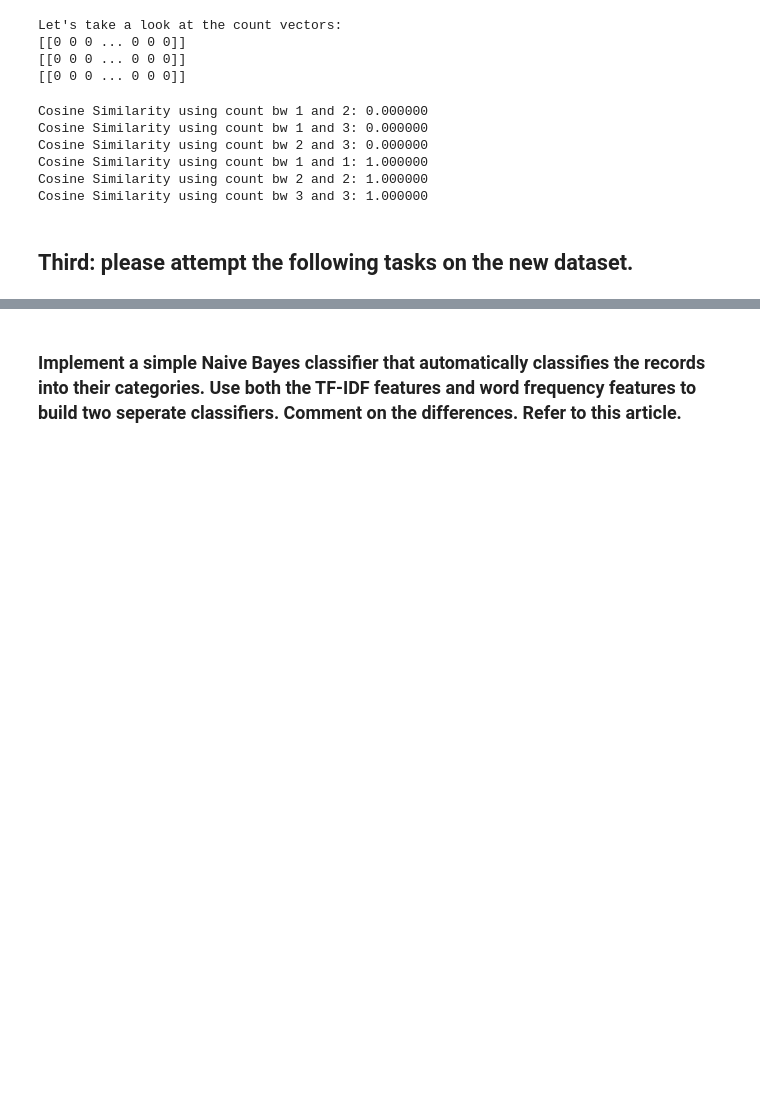
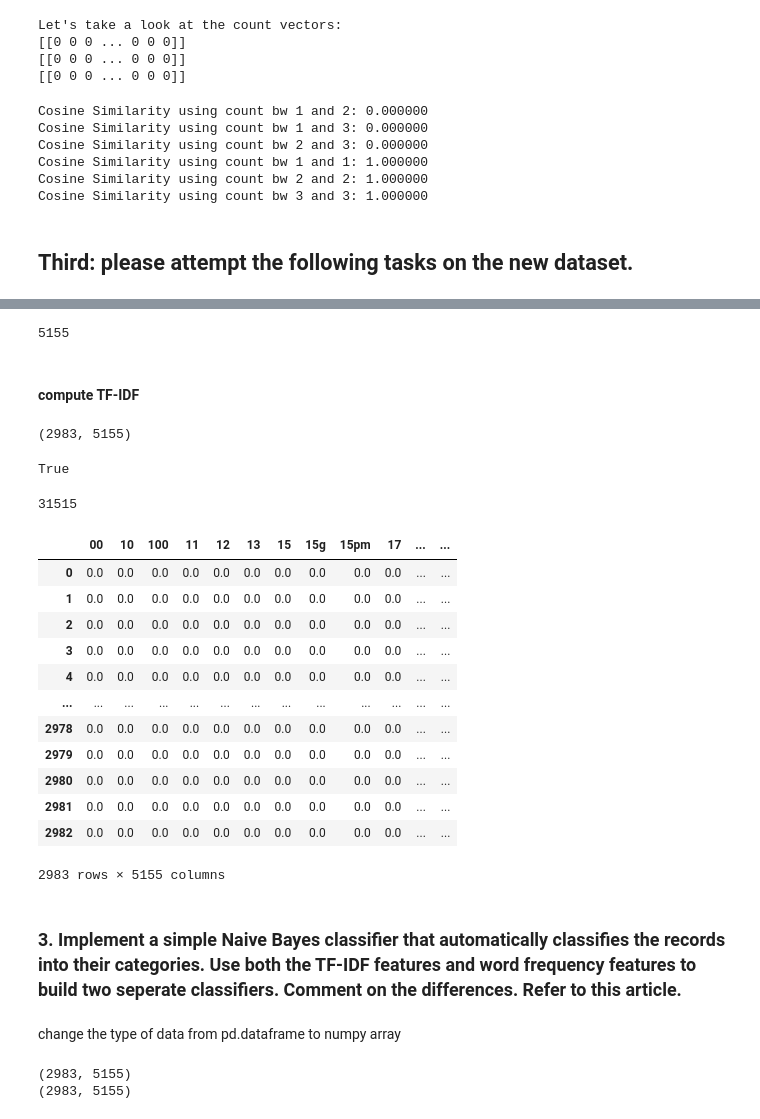
Before and after one commit to Hsu0623/DM2022-Lab1-Homework, a Jupyter notebook: DM2022-Lab1-Homework.ipynb, the cells around one changed output, grey strips where cells are left out. Cells and saved outputs as stored; diff of their text form; code cells hidden in the pictures; blank space fills up the shorter version.

```diff
--- a/DM2022-Lab1-Homework.ipynb
+++ b/DM2022-Lab1-Homework.ipynb
@@ -614,0 +665,11 @@ Cosine Similarity using count bw 3 and 3: 1.000000
+# %%
+def computeTF(terms_count):
+    numTerms_perDoc = np.sum(terms_count,axis=1).reshape((terms_count.shape[0],1))
+    TFarr = terms_count / numTerms_perDoc
+    return(TFarr)
+# %%
+def computeTF_IDF(terms_count):
+    TF = computeTF(terms_count)
+    IDF = computeIDF(terms_count)
+    TF_TDFarr = TFarr * IDFarr
+    return TF_TDFarr
@@ -615,2 +678,44 @@ Cosine Similarity using count bw 3 and 3: 1.000000
+# %%
+terms = count_vect.get_feature_names_out()
+len(terms)
+# %% [output]
+5155
+# %% [markdown]
+#### compute TF-IDF
+# %%
+# change df_counts to array
+terms_count = df_counts.toarray()
+TF_IDFarr = computeTF_IDF(terms_count)
+# %%
+TF_IDFarr.shape
+# %% [output]
+(2983, 5155)
+# %%
+# check whethere the number of terms counts is the same
+np.sum(terms_count!=0) == np.sum(TFarr!= 0.) == np.sum(TF_IDFarr!= 0.)
+# %% [output]
+True
+# %%
+# check how many number of TF_TDFarr is nonzero
+np.sum(TF_IDFarr != 0.)
+# %% [output]
+31515
+# %%
+TF_IDFdf = pd.DataFrame(TF_IDFarr, columns=terms)
+TF_IDFdf
+# %% [output]
+|  | 00 | 10 | 100 | 11 | 12 | 13 | 15 | 15g | 15pm | 17 | ... | ... |
+| 0 | 0.0 | 0.0 | 0.0 | 0.0 | 0.0 | 0.0 | 0.0 | 0.0 | 0.0 | 0.0 | ... | ... |
+| 1 | 0.0 | 0.0 | 0.0 | 0.0 | 0.0 | 0.0 | 0.0 | 0.0 | 0.0 | 0.0 | ... | ... |
+| 2 | 0.0 | 0.0 | 0.0 | 0.0 | 0.0 | 0.0 | 0.0 | 0.0 | 0.0 | 0.0 | ... | ... |
+| 3 | 0.0 | 0.0 | 0.0 | 0.0 | 0.0 | 0.0 | 0.0 | 0.0 | 0.0 | 0.0 | ... | ... |
+| 4 | 0.0 | 0.0 | 0.0 | 0.0 | 0.0 | 0.0 | 0.0 | 0.0 | 0.0 | 0.0 | ... | ... |
+| ... | ... | ... | ... | ... | ... | ... | ... | ... | ... | ... | ... | ... |
+| 2978 | 0.0 | 0.0 | 0.0 | 0.0 | 0.0 | 0.0 | 0.0 | 0.0 | 0.0 | 0.0 | ... | ... |
+| 2979 | 0.0 | 0.0 | 0.0 | 0.0 | 0.0 | 0.0 | 0.0 | 0.0 | 0.0 | 0.0 | ... | ... |
+| 2980 | 0.0 | 0.0 | 0.0 | 0.0 | 0.0 | 0.0 | 0.0 | 0.0 | 0.0 | 0.0 | ... | ... |
+| 2981 | 0.0 | 0.0 | 0.0 | 0.0 | 0.0 | 0.0 | 0.0 | 0.0 | 0.0 | 0.0 | ... | ... |
+| 2982 | 0.0 | 0.0 | 0.0 | 0.0 | 0.0 | 0.0 | 0.0 | 0.0 | 0.0 | 0.0 | ... | ... |
+2983 rows × 5155 columns
 # %% [markdown]
-### Implement a simple Naive Bayes classifier that automatically classifies the records into their categories. Use both the TF-IDF features and word frequency features to build two seperate classifiers. Comment on the differences. Refer to this article.
+### 3. Implement a simple Naive Bayes classifier that automatically classifies the records into their categories. Use both the TF-IDF features and word frequency features to build two seperate classifiers. Comment on the differences. Refer to this article.
@@ -616,0 +724,2 @@ Cosine Similarity using count bw 3 and 3: 1.000000
+# %% [markdown]
+change the type of data from pd.dataframe to numpy array
@@ -616,0 +729,6 @@ Cosine Similarity using count bw 3 and 3: 1.000000
+# %%
+print(TF_IDFarr.shape)
+print(X_frequency_arr.shape)
+# %% [output]
+(2983, 5155)
+(2983, 5155)
```
Also changed, not shown: parts of 42 cells of this notebook.
